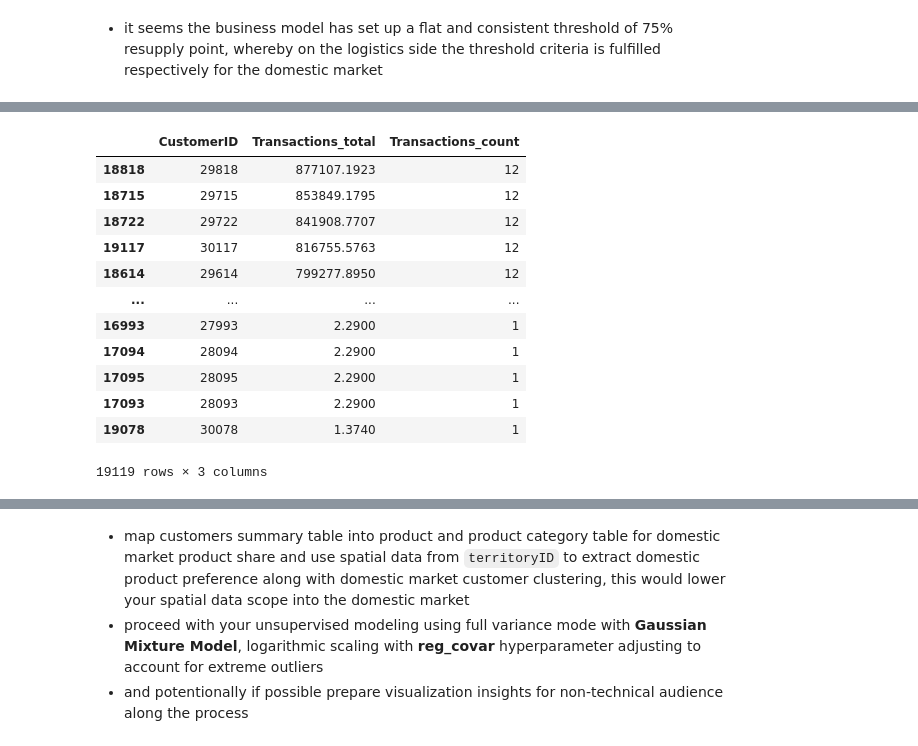
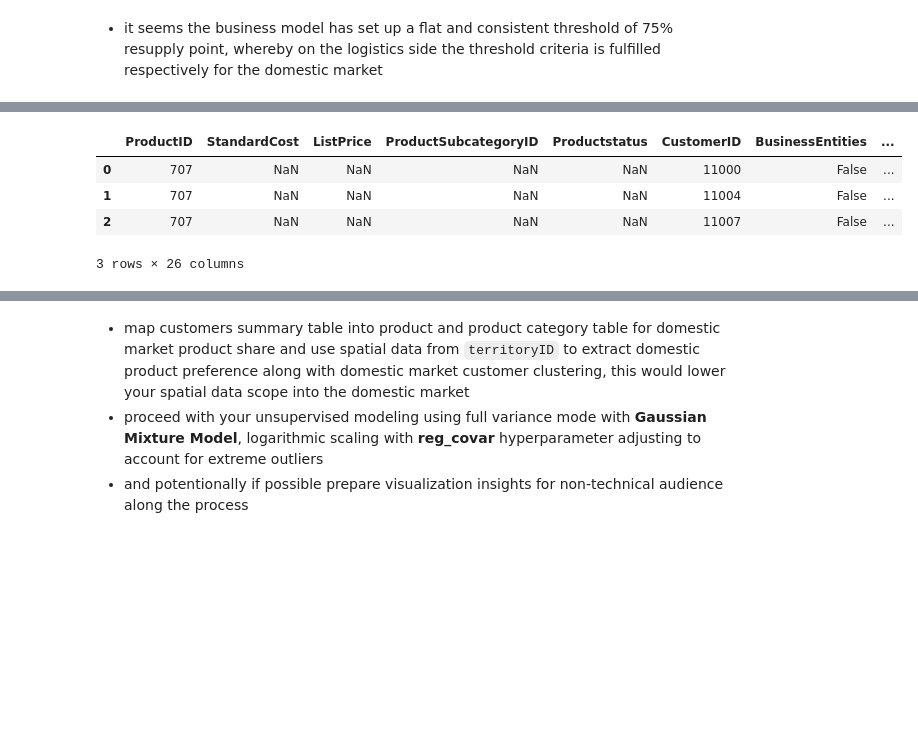
Before and after one commit to AtlasMarbx/AdventureWorks-Data-Migration-and-insight-extraction, a Jupyter notebook: EDA_process.ipynb, the cells around one changed output, grey strips where cells are left out. Cells and saved outputs as stored; diff of their text form; code cells hidden in the pictures; blank space fills up the shorter version.

```diff
--- a/EDA_process.ipynb
+++ b/EDA_process.ipynb
@@ -1186,17 +1215,9 @@ refined_special_offer
-# %%
-top_transactions_total
-# %% [output]
-|  | CustomerID | Transactions_total | Transactions_count |
-| 18818 | 29818 | 877107.1923 | 12 |
-| 18715 | 29715 | 853849.1795 | 12 |
-| 18722 | 29722 | 841908.7707 | 12 |
-| 19117 | 30117 | 816755.5763 | 12 |
-| 18614 | 29614 | 799277.8950 | 12 |
-| ... | ... | ... | ... |
-| 16993 | 27993 | 2.2900 | 1 |
-| 17094 | 28094 | 2.2900 | 1 |
-| 17095 | 28095 | 2.2900 | 1 |
-| 17093 | 28093 | 2.2900 | 1 |
-| 19078 | 30078 | 1.3740 | 1 |
-19119 rows × 3 columns
+# %%
+summary_product_layer.head(3)
+# %% [output]
+|  | ProductID | StandardCost | ListPrice | ProductSubcategoryID | Productstatus | CustomerID | BusinessEntities | ... |
+| 0 | 707 | NaN | NaN | NaN | NaN | 11000 | False | ... |
+| 1 | 707 | NaN | NaN | NaN | NaN | 11004 | False | ... |
+| 2 | 707 | NaN | NaN | NaN | NaN | 11007 | False | ... |
+3 rows × 26 columns
 # %%
```
Also changed, not shown: parts of 10 cells of this notebook.
